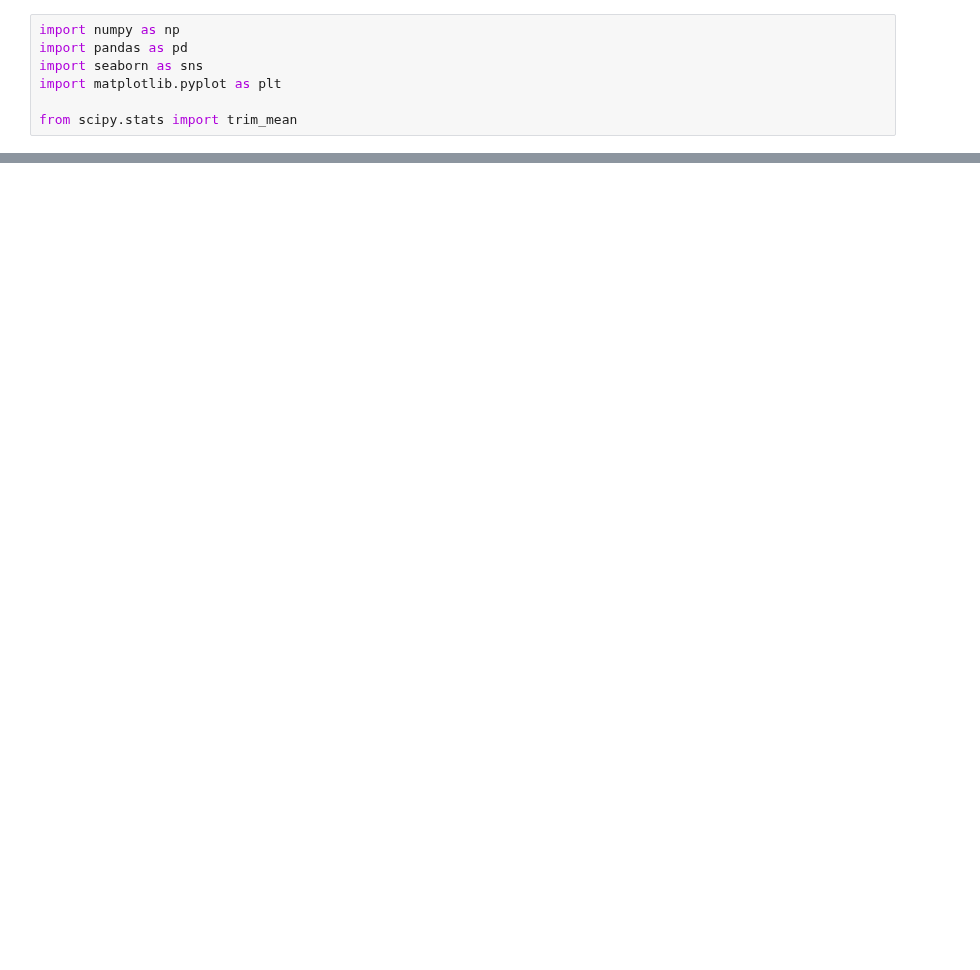
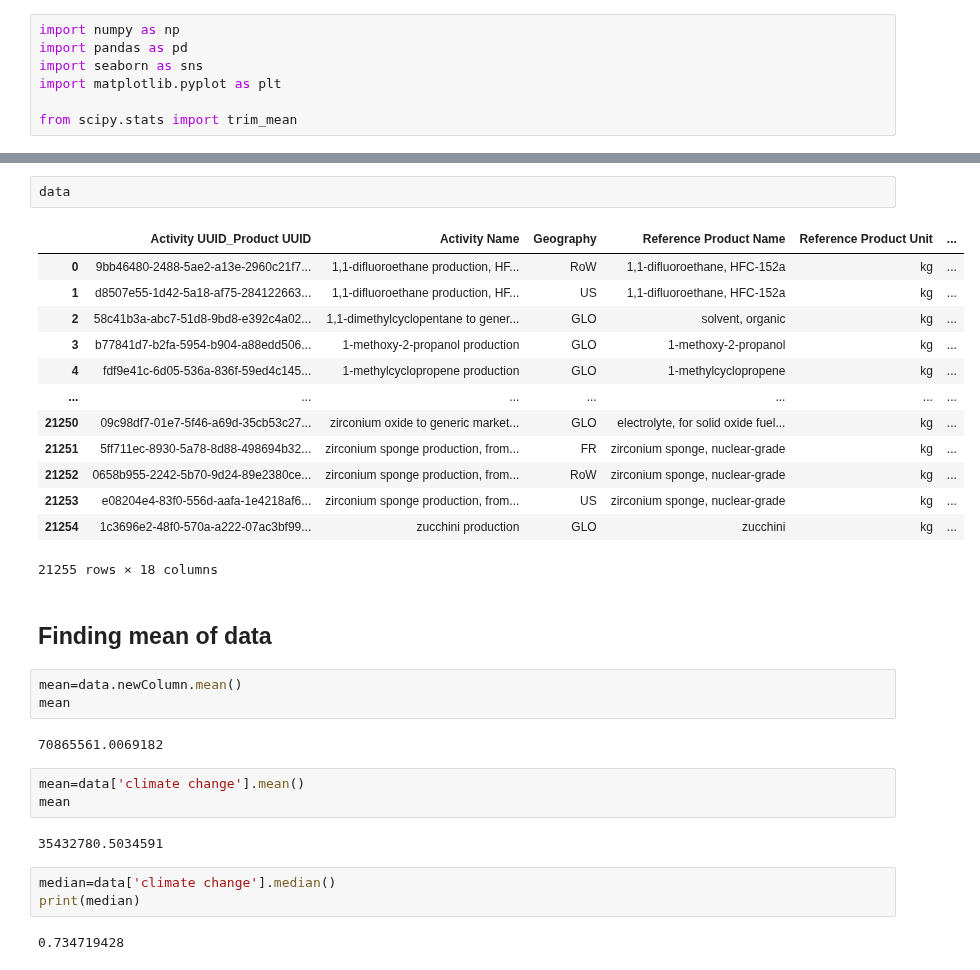
Before and after one commit to Naveen-Chaurasia/DeepLearning-POCs, a Jupyter notebook: LCA/EDA_poc.ipynb, the cells around one changed output, grey strips where cells are left out. Drawn from its saved outputs; the diff is of its cells as text; blank space fills up the shorter version.

```diff
--- a/LCA/EDA_poc.ipynb
+++ b/LCA/EDA_poc.ipynb
@@ -33,0 +57,33 @@ max                       3.878706e+07
+# %%
+data
+# %% [output]
+|  | Activity UUID_Product UUID | Activity Name | Geography | Reference Product Name | Reference Product Unit | ... |
+| 0 | 9bb46480-2488-5ae2-a13e-2960c21f7... | 1,1-difluoroethane production, HF... | RoW | 1,1-difluoroethane, HFC-152a | kg | ... |
+| 1 | d8507e55-1d42-5a18-af75-284122663... | 1,1-difluoroethane production, HF... | US | 1,1-difluoroethane, HFC-152a | kg | ... |
+| 2 | 58c41b3a-abc7-51d8-9bd8-e392c4a02... | 1,1-dimethylcyclopentane to gener... | GLO | solvent, organic | kg | ... |
+| 3 | b77841d7-b2fa-5954-b904-a88edd506... | 1-methoxy-2-propanol production | GLO | 1-methoxy-2-propanol | kg | ... |
+| 4 | fdf9e41c-6d05-536a-836f-59ed4c145... | 1-methylcyclopropene production | GLO | 1-methylcyclopropene | kg | ... |
+| ... | ... | ... | ... | ... | ... | ... |
+| 21250 | 09c98df7-01e7-5f46-a69d-35cb53c27... | zirconium oxide to generic market... | GLO | electrolyte, for solid oxide fuel... | kg | ... |
+| 21251 | 5ff711ec-8930-5a78-8d88-498694b32... | zirconium sponge production, from... | FR | zirconium sponge, nuclear-grade | kg | ... |
+| 21252 | 0658b955-2242-5b70-9d24-89e2380ce... | zirconium sponge production, from... | RoW | zirconium sponge, nuclear-grade | kg | ... |
+| 21253 | e08204e4-83f0-556d-aafa-1e4218af6... | zirconium sponge production, from... | US | zirconium sponge, nuclear-grade | kg | ... |
+| 21254 | 1c3696e2-48f0-570a-a222-07ac3bf99... | zucchini production | GLO | zucchini | kg | ... |
+21255 rows × 18 columns
+# %% [markdown]
+## Finding mean of data
+# %%
+mean=data.newColumn.mean()
+mean
+# %% [output]
+70865561.0069182
+# %%
+mean=data['climate change'].mean()
+mean
+# %% [output]
+35432780.5034591
+# %%
+median=data['climate change'].median()
+print(median)
+# %% [output]
+0.734719428
```
Also changed, not shown: parts of 5 cells of this notebook.
